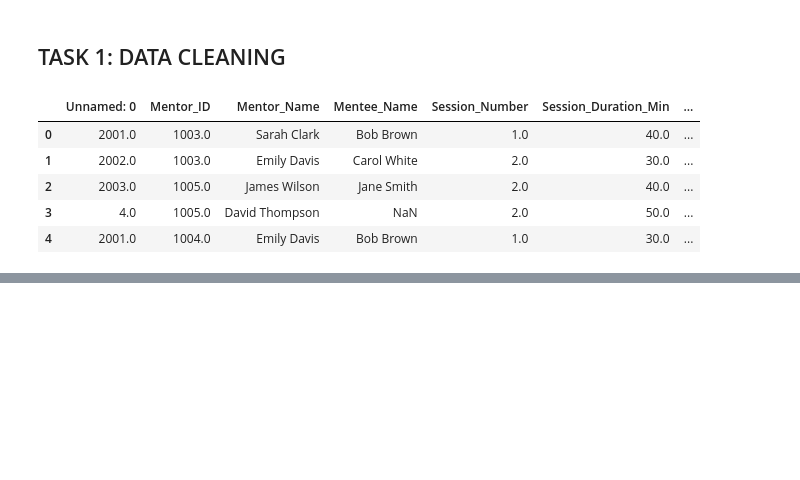
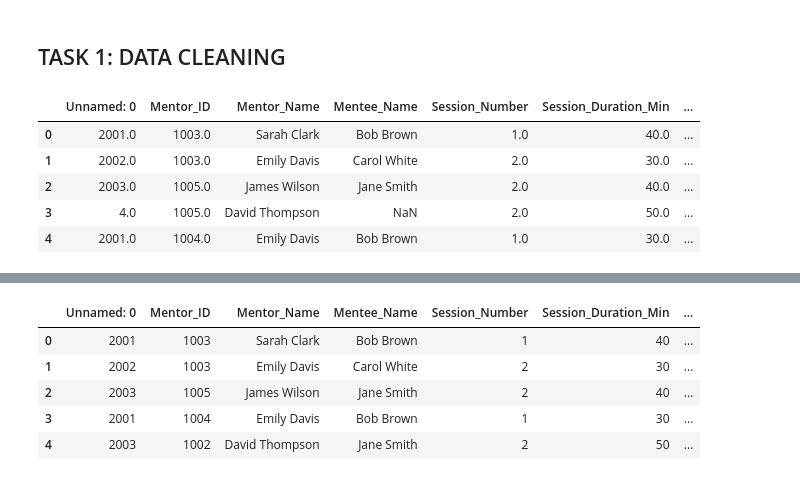
Before and after one commit to Georginahnjeri/Reward-program, a Jupyter notebook: reward.ipynb, the cells around one changed output, grey strips where cells are left out. Cells and saved outputs as stored; diff of their text form; code cells hidden in the pictures; blank space fills up the shorter version.

```diff
--- a/reward.ipynb
+++ b/reward.ipynb
@@ -79,0 +222,10 @@ data.head(5)
+# %%
+#Viewing my data
+cleaned_data.head(5)
+# %% [output]
+|  | Unnamed: 0 | Mentor_ID | Mentor_Name | Mentee_Name | Session_Number | Session_Duration_Min | ... |
+| 0 | 2001 | 1003 | Sarah Clark | Bob Brown | 1 | 40 | ... |
+| 1 | 2002 | 1003 | Emily Davis | Carol White | 2 | 30 | ... |
+| 2 | 2003 | 1005 | James Wilson | Jane Smith | 2 | 40 | ... |
+| 3 | 2001 | 1004 | Emily Davis | Bob Brown | 1 | 30 | ... |
+| 4 | 2003 | 1002 | David Thompson | Jane Smith | 2 | 50 | ... |
```
Also changed, not shown: parts of 24 cells of this notebook, 2 other files.
